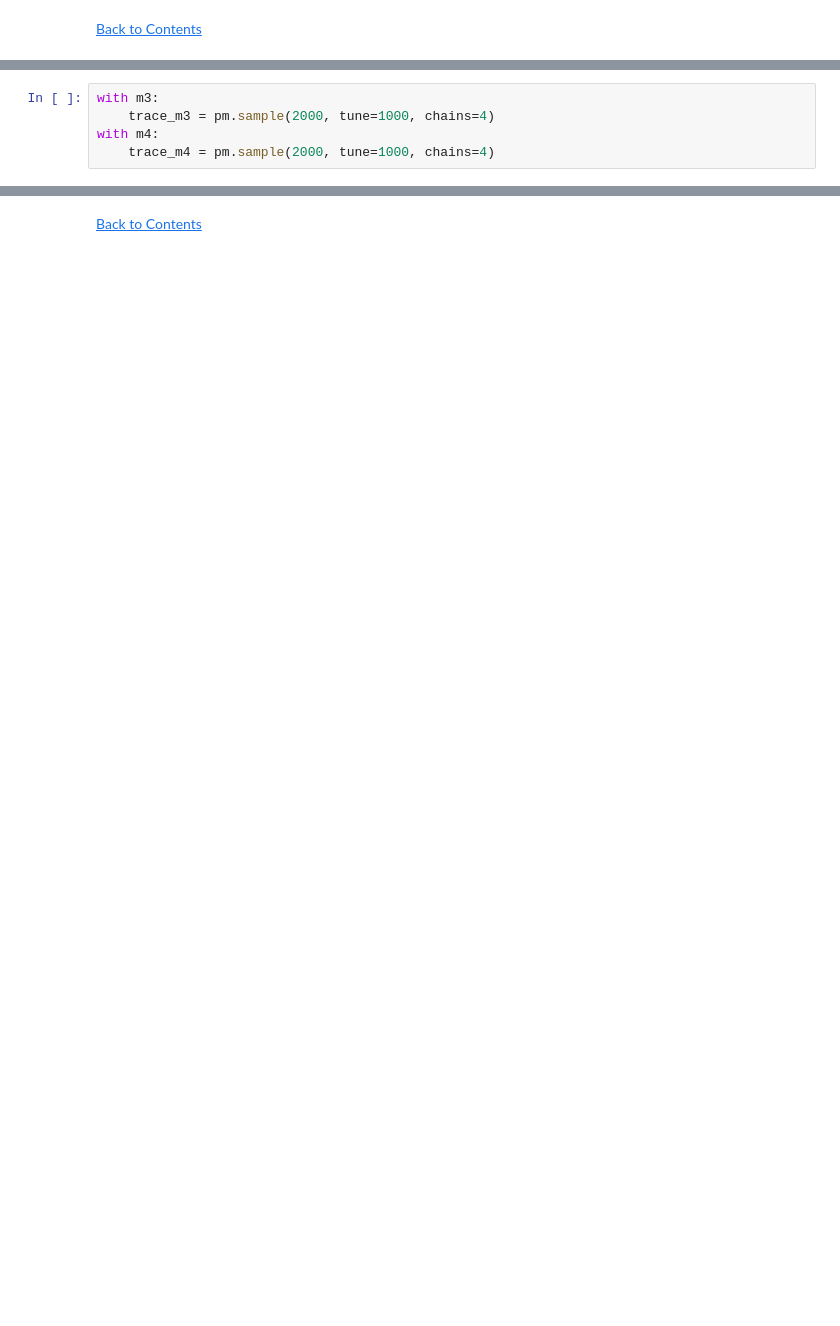
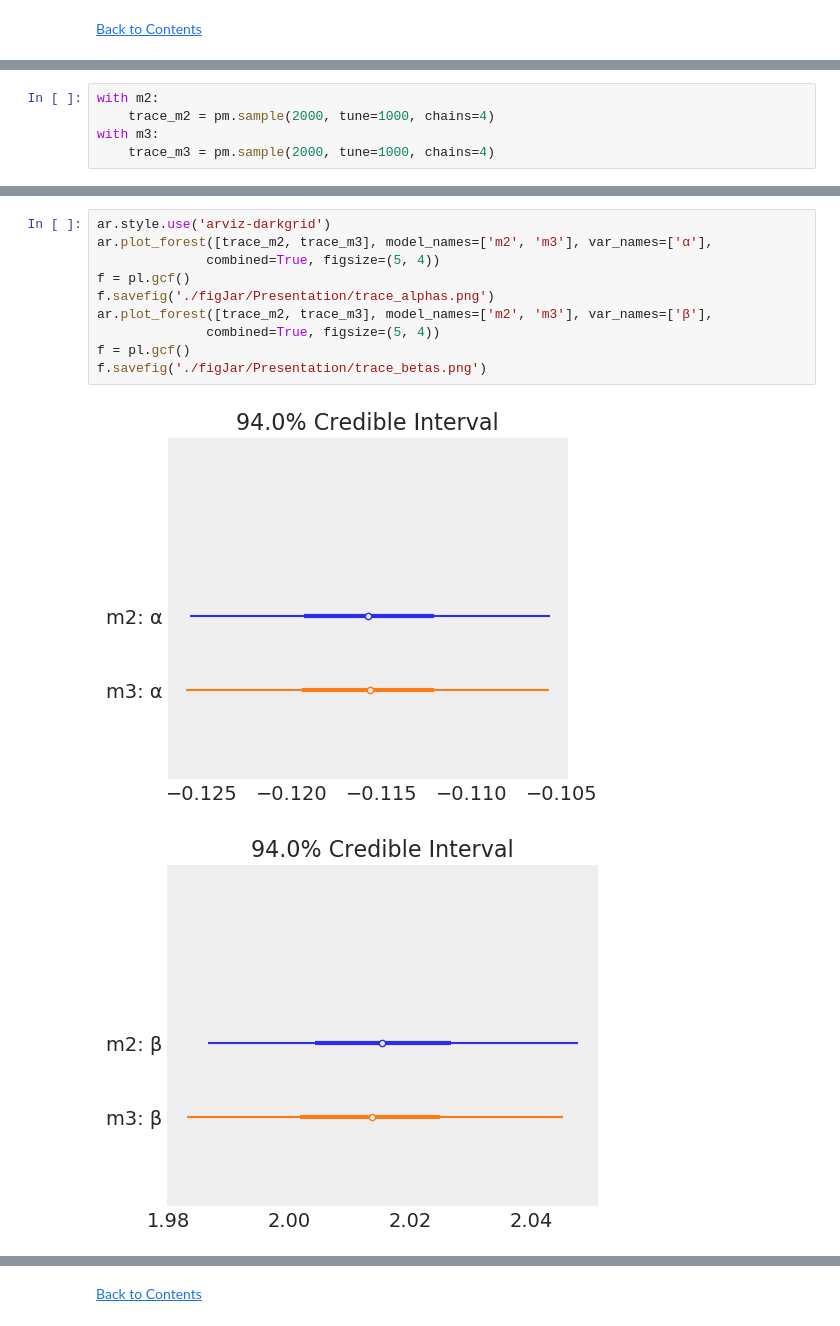
Before and after one commit to madHatter106/chlorophyll_models, a Jupyter notebook: Bayesian Tutorial.ipynb, the cells around one changed output, grey strips where cells are left out. Saved outputs shown, nothing was run; the diff lists cells and outputs as text; blank space fills up the shorter version.

```diff
--- a/Bayesian Tutorial.ipynb
+++ b/Bayesian Tutorial.ipynb
@@ -943,5 +944,5 @@ make_lower_triangle(g3)
 # %%
+with m2:
+    trace_m2 = pm.sample(2000, tune=1000, chains=4)
 with m3:
     trace_m3 = pm.sample(2000, tune=1000, chains=4)
-with m4:
-    trace_m4 = pm.sample(2000, tune=1000, chains=4)
@@ -950,0 +972,13 @@ ar.plot_forest([trace_m3, trace_m4], model_names=['m3', 'm4'], var_names=['β'])
+# %%
+ar.style.use('arviz-darkgrid')
+ar.plot_forest([trace_m2, trace_m3], model_names=['m2', 'm3'], var_names=['α'],
+              combined=True, figsize=(5, 4))
+f = pl.gcf()
+f.savefig('./figJar/Presentation/trace_alphas.png')
+ar.plot_forest([trace_m2, trace_m3], model_names=['m2', 'm3'], var_names=['β'],
+              combined=True, figsize=(5, 4))
+f = pl.gcf()
+f.savefig('./figJar/Presentation/trace_betas.png')
+# %% [output]
+[figure, added]
+[figure, added]
```
Also changed, not shown: parts of 50 cells of this notebook, 8 other files.
